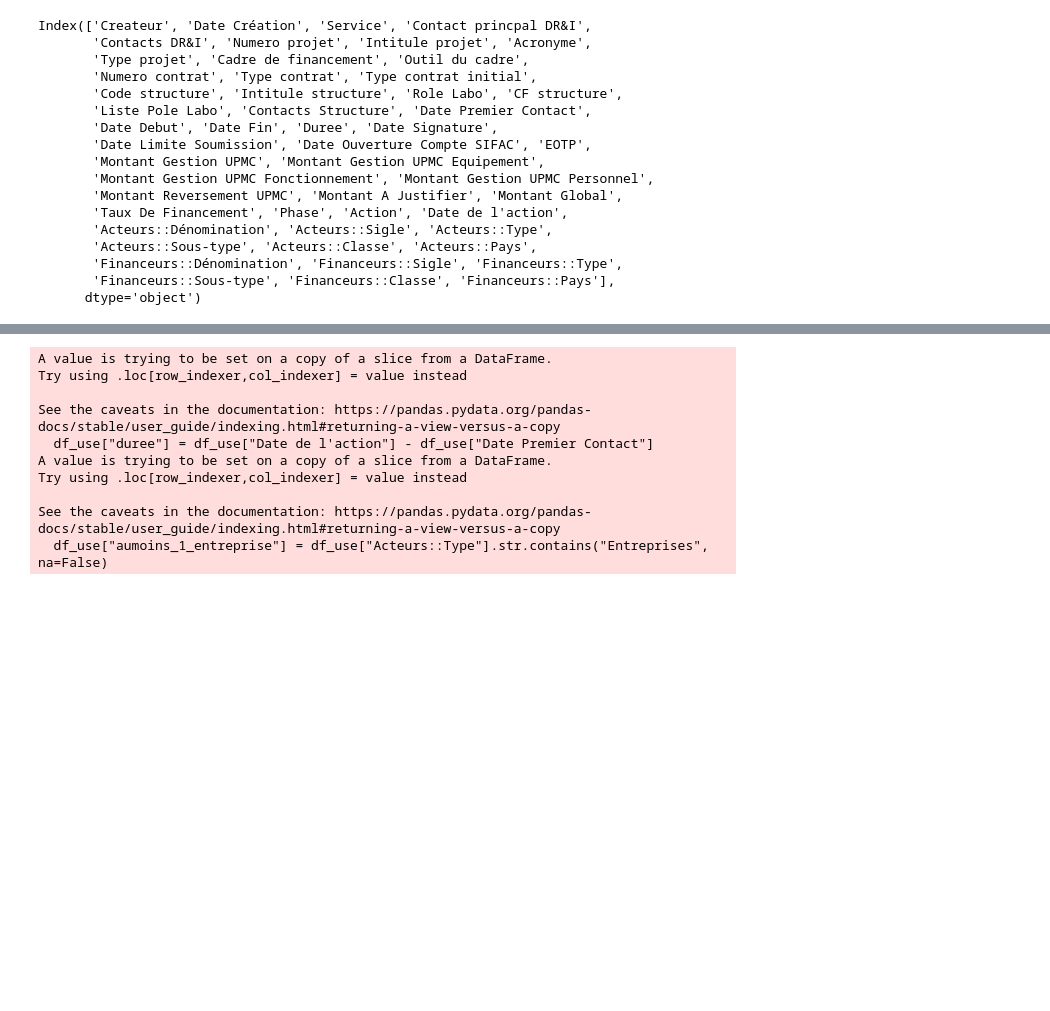
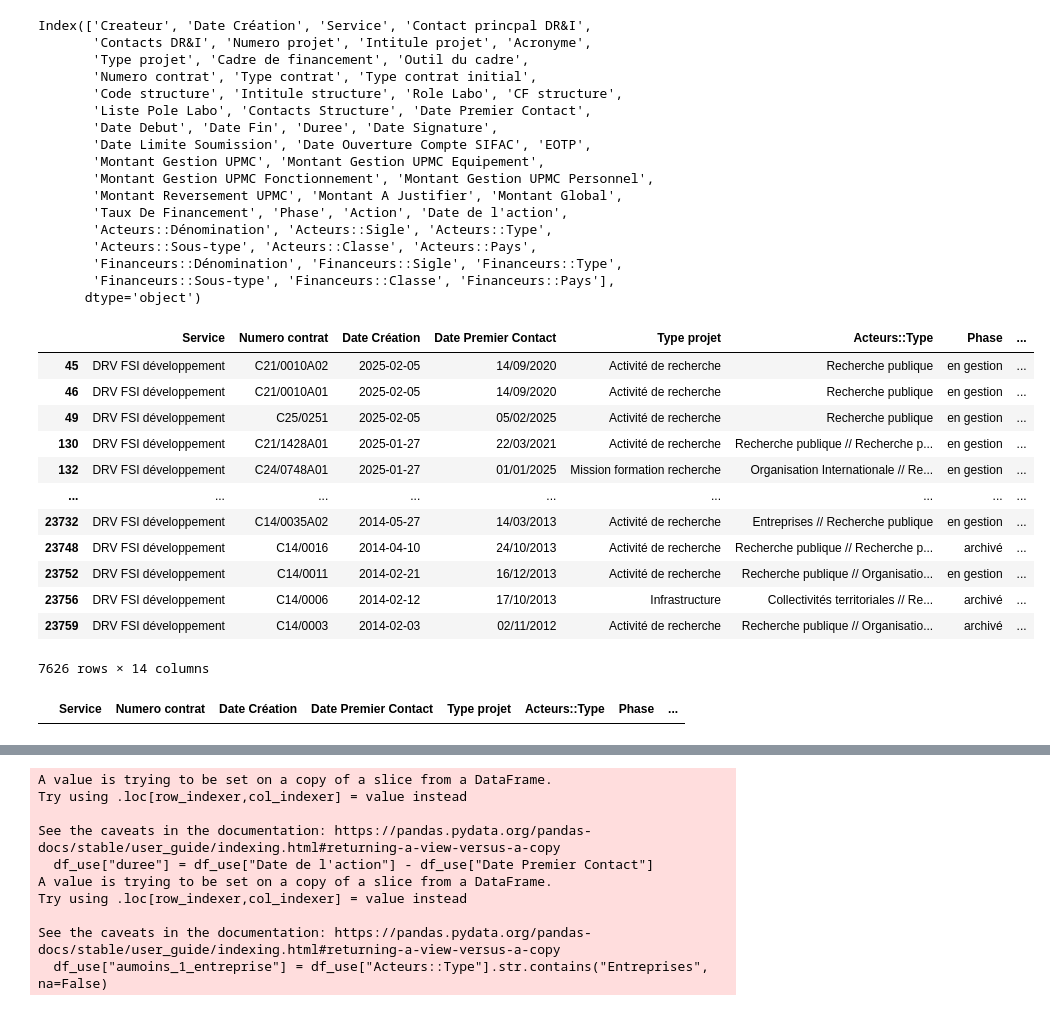
Before and after one commit to Alich13/InfoLab, a Jupyter notebook: 00_explore.ipynb, the cells around one changed output, grey strips where cells are left out. Cells and saved outputs as stored; diff of their text form; code cells hidden in the pictures; blank space fills up the shorter version.

```diff
--- a/00_explore.ipynb
+++ b/00_explore.ipynb
@@ -7,3 +7,6 @@ from aux import *
 # %%
 
 df = pd.read_excel("/Users/alichemkhi/Desktop/myProjects/InfoLab/datasym/extraction_contrats.xlsx")
+# %%
+for col in df.select_dtypes(include='object').columns:
+        df[col].fillna("Introuvalble",inplace=True)
@@ -47,3 +73,27 @@ Index(['Createur', 'Date Création', 'Service', 'Contact princpal DR&I',
        'Financeurs::Dénomination', 'Financeurs::Sigle', 'Financeurs::Type',
        'Financeurs::Sous-type', 'Financeurs::Classe', 'Financeurs::Pays'],
       dtype='object')
+# %%
+df_filtered = df_filtered[(df_filtered["Service"] == "DRV FSI développement") & (df_filtered["Phase"].isin(["en gestion", "archivé"])) ] #& (df["Year"] > 2021 ) ]
+df_filtered = df_filtered[["Service","Numero contrat", "Date Création", "Date Premier Contact", "Type projet",
+                          "Acteurs::Type", "Phase", "Montant Global", "Date de l'action","Acteurs::Sous-type",'Financeurs::Type',
+       'Financeurs::Sous-type', 'Financeurs::Classe',"Date Signature"]]
+df_filtered
+# %% [output]
+|  | Service | Numero contrat | Date Création | Date Premier Contact | Type projet | Acteurs::Type | Phase | ... |
+| 45 | DRV FSI développement | C21/0010A02 | 2025-02-05 | 14/09/2020 | Activité de recherche | Recherche publique | en gestion | ... |
+| 46 | DRV FSI développement | C21/0010A01 | 2025-02-05 | 14/09/2020 | Activité de recherche | Recherche publique | en gestion | ... |
+| 49 | DRV FSI développement | C25/0251 | 2025-02-05 | 05/02/2025 | Activité de recherche | Recherche publique | en gestion | ... |
+| 130 | DRV FSI développement | C21/1428A01 | 2025-01-27 | 22/03/2021 | Activité de recherche | Recherche publique // Recherche p... | en gestion | ... |
+| 132 | DRV FSI développement | C24/0748A01 | 2025-01-27 | 01/01/2025 | Mission formation recherche | Organisation Internationale // Re... | en gestion | ... |
+| ... | ... | ... | ... | ... | ... | ... | ... | ... |
+| 23732 | DRV FSI développement | C14/0035A02 | 2014-05-27 | 14/03/2013 | Activité de recherche | Entreprises // Recherche publique | en gestion | ... |
+| 23748 | DRV FSI développement | C14/0016 | 2014-04-10 | 24/10/2013 | Activité de recherche | Recherche publique // Recherche p... | archivé | ... |
+| 23752 | DRV FSI développement | C14/0011 | 2014-02-21 | 16/12/2013 | Activité de recherche | Recherche publique // Organisatio... | en gestion | ... |
+| 23756 | DRV FSI développement | C14/0006 | 2014-02-12 | 17/10/2013 | Infrastructure | Collectivités territoriales // Re... | archivé | ... |
+| 23759 | DRV FSI développement | C14/0003 | 2014-02-03 | 02/11/2012 | Activité de recherche | Recherche publique // Organisatio... | archivé | ... |
+7626 rows × 14 columns
+# %%
+df_filtered[df_filtered["Numero contrat"]=="C20/0427A01"]
+# %% [output]
+|  | Service | Numero contrat | Date Création | Date Premier Contact | Type projet | Acteurs::Type | Phase | ... |
```
Also changed, not shown: parts of 5 cells of this notebook, 2 other files.
